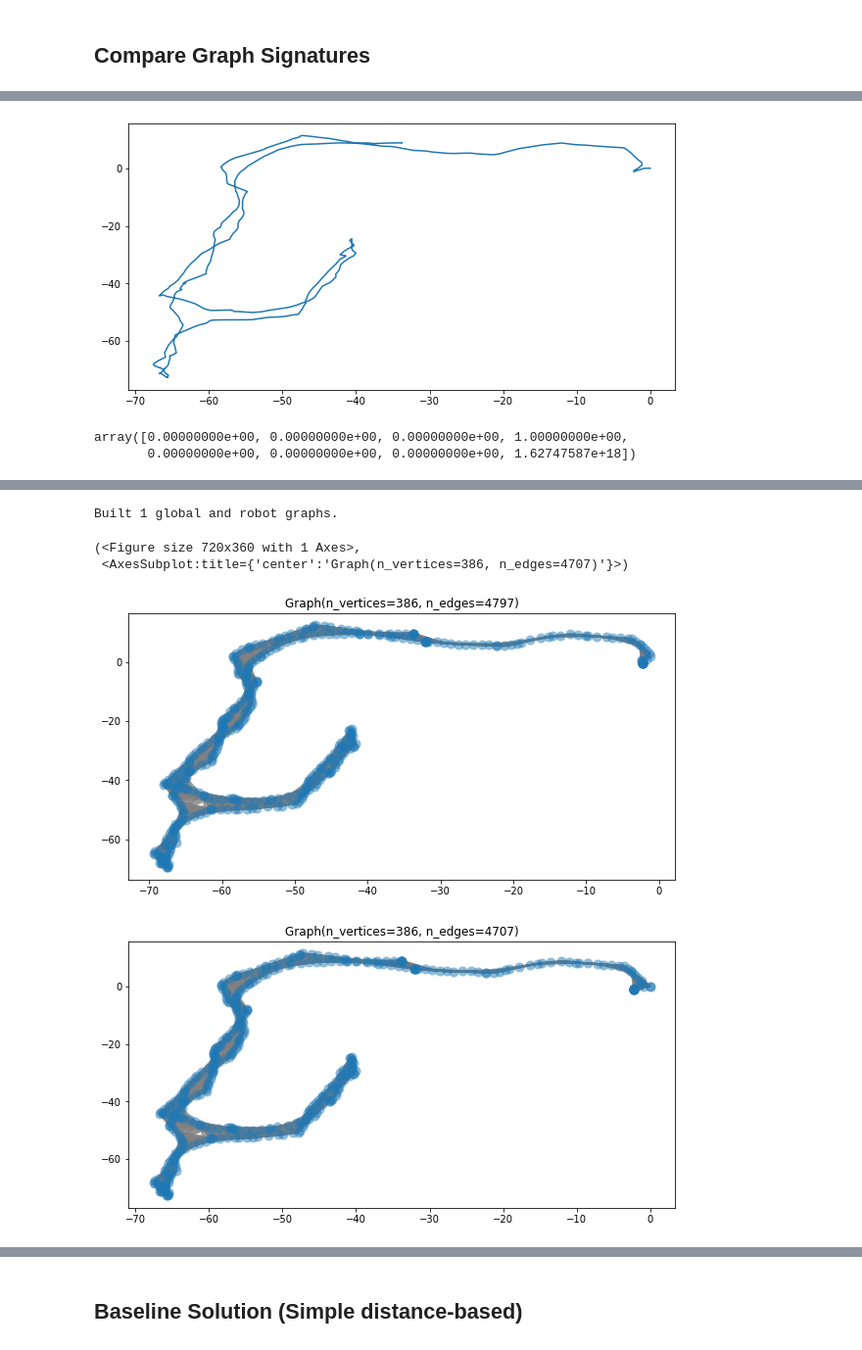
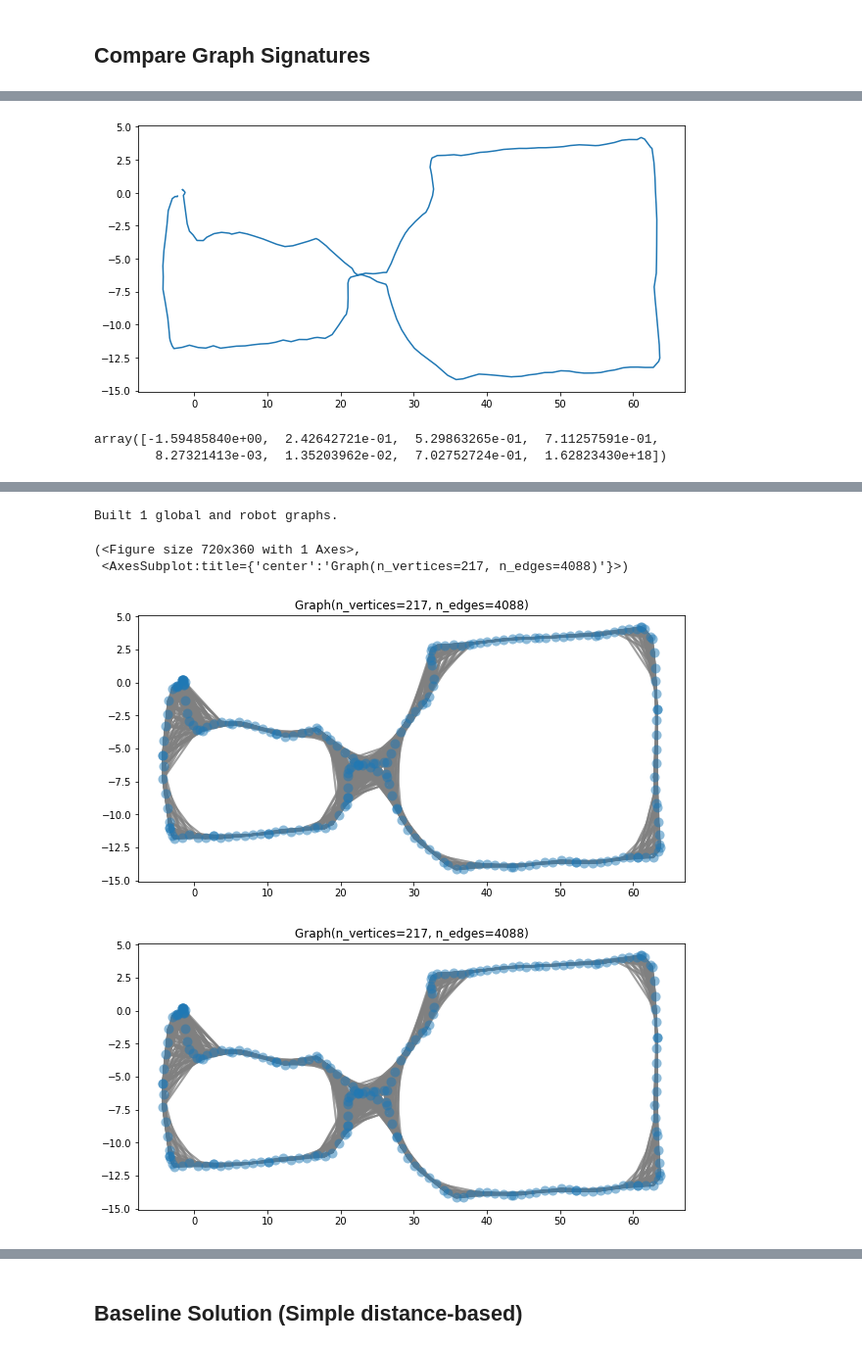
Before and after one commit to ethz-asl/fgsp, a Jupyter notebook: bin/GraphSignatures.ipynb, the cells around one changed output, grey strips where cells are left out. Shown at 98% size. Cells and saved outputs as stored; diff of their text form; code cells hidden in the pictures.

```diff
--- a/bin/GraphSignatures.ipynb
+++ b/bin/GraphSignatures.ipynb
@@ -22,7 +22,7 @@ plt.rcParams['figure.figsize'] = (10, 5)
 print(f'\n\nLoading....')
 
 dataroot = '/mnt/data/datasets/fgsp/'
-datasets = ['test2/']
+datasets = ['h_floor_2_test_construction/']
 
 n_datasets = len(datasets)
 opt_signals = []
@@ -32,6 +32,8 @@ est_trajectory = []
 est_raw_trajectory = []
 opt_graph_coords = []
 opt_graph_adj = []
+est_graph_coords = []
+est_graph_adj = []
 for ds in datasets:
     ds_path = dataroot + ds
     print(f'Loading data from {ds_path}')
@@ -42,6 +44,8 @@ for ds in datasets:
     est_raw_traj_path = ds_path + 'est_raw_trajectory.npy'
     opt_graph_coords_path = ds_path + 'opt_graph_coords.npy'
     opt_graph_adj_path = ds_path + 'opt_graph_adj.npy'
+    est_graph_coords_path = ds_path + 'est_graph_coords.npy'
+    est_graph_adj_path = ds_path + 'est_graph_adj.npy'
 
     if os.path.isfile(opt_signal_path) and os.path.isfile(est_signal_path):
         opt_signals.append(np.load(opt_signal_path))
@@ -61,13 +65,15 @@ for ds in datasets:
         print(f'Est file: {est_traj_path}')
         print(f'Est raw file: {est_raw_traj_path}')
 
-    if os.path.isfile(opt_graph_coords_path) and os.path.isfile(opt_graph_adj_path):
+    if os.path.isfile(opt_graph_coords_path) and os.path.isfile(opt_graph_adj_path) and os.path.isfile(est_graph_coords_path) and os.path.isfile(est_graph_adj_path):
         opt_graph_coords.append(np.load(opt_graph_coords_path))
         opt_graph_adj.append(np.load(opt_graph_adj_path))
+        est_graph_coords.append(np.load(est_graph_coords_path))
+        est_graph_adj.append(np.load(est_graph_adj_path))
     else:
         print(f'Graph files are not available.')
-        print(f'Coords file: {opt_graph_coords_path}')
-        print(f'Adj file: {opt_graph_adj_path}')
+        print(f'Coords files: {opt_graph_coords_path} and {est_graph_coords_path}')
+        print(f'Adj files: {opt_graph_adj_path} and {est_graph_adj_path}')
 
 print(f'=======================================')
 # %% [output]
@@ -80,19 +86,18 @@ Loading data from /mnt/data/datasets/fgsp/test2/
 =======================================
 # %%
 poses = est_trajectory[0]
+permutation = [1, 2, 3, 4, 5, 6, 7, 0]
 
-idx = np.empty_like(permutation)
-idx[permutation] = np.arange(len(permutation))
-# a = poses[:, idx]
+a = poses[:, permutation]
 
 
 f = plt.plot(a[:,0], a[:,1])
 plt.show()
 a[0,:]
 # %% [output]
-[figure, old version]
+[figure, new version]
-array([0.00000000e+00, 0.00000000e+00, 0.00000000e+00, 1.00000000e+00,
-       0.00000000e+00, 0.00000000e+00, 0.00000000e+00, 1.62747587e+18])
+array([-1.59485840e+00,  2.42642721e-01,  5.29863265e-01,  7.11257591e-01,
+        8.27321413e-03,  1.35203962e-02,  7.02752724e-01,  1.62823430e+18])
 # %%
 global_graph_per_dataset = []
 robot_graph_per_dataset = []
@@ -103,12 +108,14 @@ for i in range(0, n_datasets):
     global_graph_per_dataset.append(global_graph)
 
     robot_graph = GlobalGraph()
+    robot_graph.build_graph_from_coords_and_adj(est_graph_coords[i], est_graph_adj[i])
+    robot_graph_per_dataset.append(robot_graph)
 
     # rearange the columns s.t. the TS is at the end
-    poses = est_trajectory[i]
-    permutation = [1, 2, 3, 4, 5, 6, 7, 0]
-    robot_graph.build_from_poses(poses[:, permutation])
-    robot_graph_per_dataset.append(robot_graph)
+#     poses = est_trajectory[i]
+#     permutation = [1, 2, 3, 4, 5, 6, 7, 0]
+#     robot_graph.build_from_poses(poses[:, permutation])
+#     robot_graph_per_dataset.append(robot_graph)
 
 n_graphs = len(global_graph_per_dataset)
 assert n_graphs  == len(robot_graph_per_dataset)
@@ -122,8 +129,8 @@ INFO - 2021-10-13 14:42:22,438 - global_graph - [GlobalGraph] Initialized.
 Built 1 global and robot graphs.
 (<Figure size 720x360 with 1 Axes>,
- <AxesSubplot:title={'center':'Graph(n_vertices=386, n_edges=4707)'}>)
+ <AxesSubplot:title={'center':'Graph(n_vertices=217, n_edges=4088)'}>)
-[figure, old version]
+[figure, new version]
-[figure, old version]
+[figure, new version]
 # %%
 i = 0
 opt_origin = opt_trajectory[i][0,1:4]
```
Also changed, not shown: parts of 15 cells of this notebook, 22 other files.
